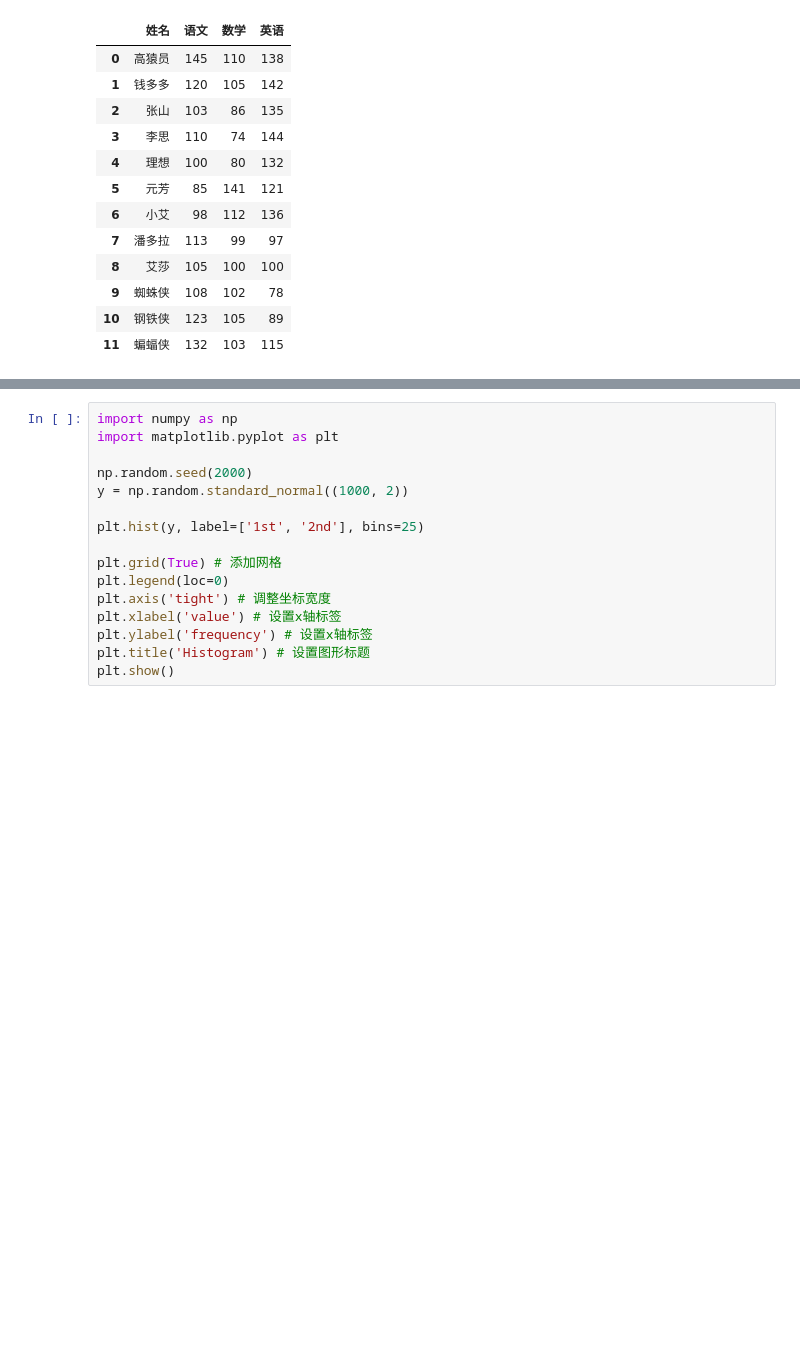
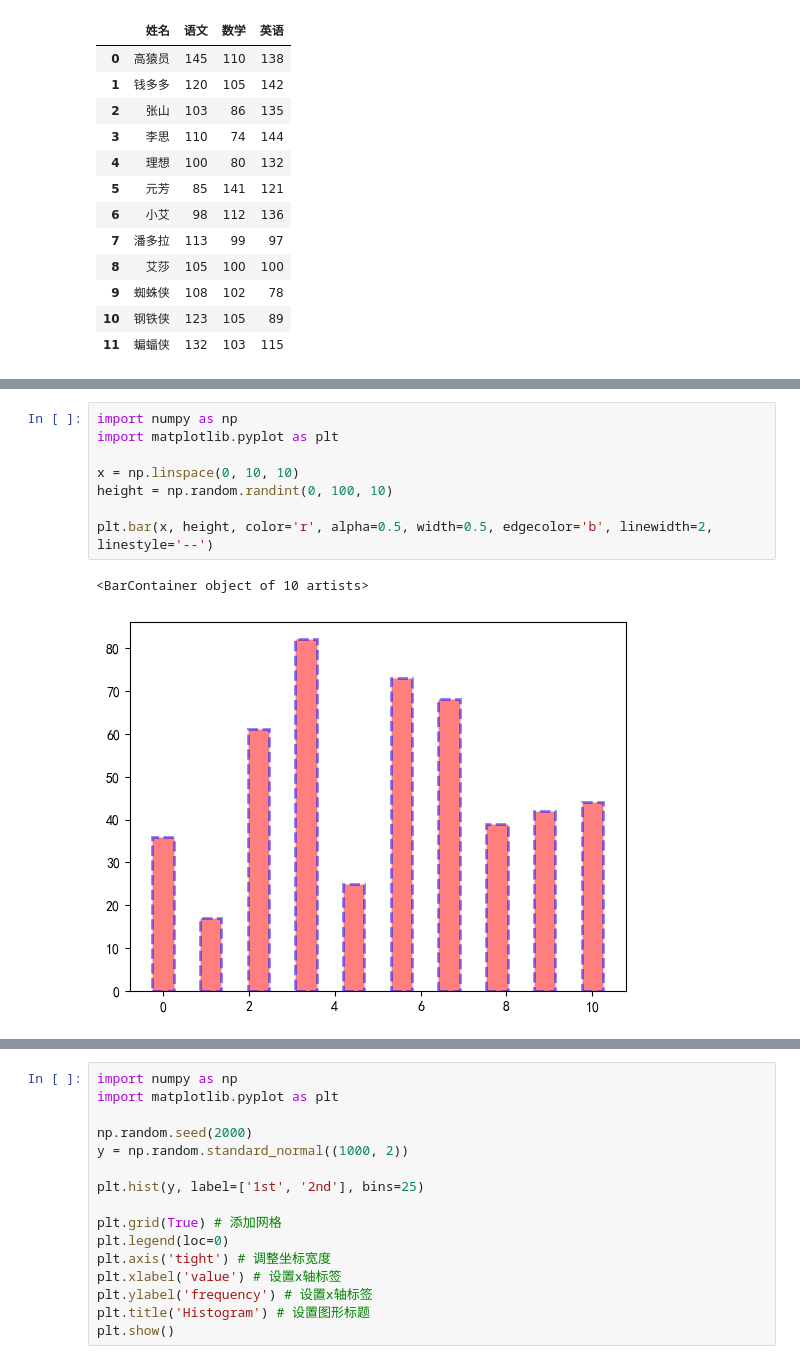
Before and after one commit to tcfh2016/knowledge-map, a Jupyter notebook: Techs/data-science/visualization/matplotlib/kinds_of_plot/kinds_of_plots.ipynb, the cells around one changed output, grey strips where cells are left out. Drawn from its saved outputs; the diff is of its cells as text; blank space fills up the shorter version.

```diff
--- a/Techs/data-science/visualization/matplotlib/kinds_of_plot/kinds_of_plots.ipynb
+++ b/Techs/data-science/visualization/matplotlib/kinds_of_plot/kinds_of_plots.ipynb
@@ -34,0 +43,11 @@ plt.plot(x1, y1, label='语文', color='r', marker='p')
+# %%
+import numpy as np
+import matplotlib.pyplot as plt
+
+x = np.linspace(0, 10, 10)
+height = np.random.randint(0, 100, 10)
+
+plt.bar(x, height, color='r', alpha=0.5, width=0.5, edgecolor='b', linewidth=2, linestyle='--')
+# %% [output]
+<BarContainer object of 10 artists>
+[figure, added]
```
Also changed, not shown: parts of 5 cells of this notebook, 6 other files.
